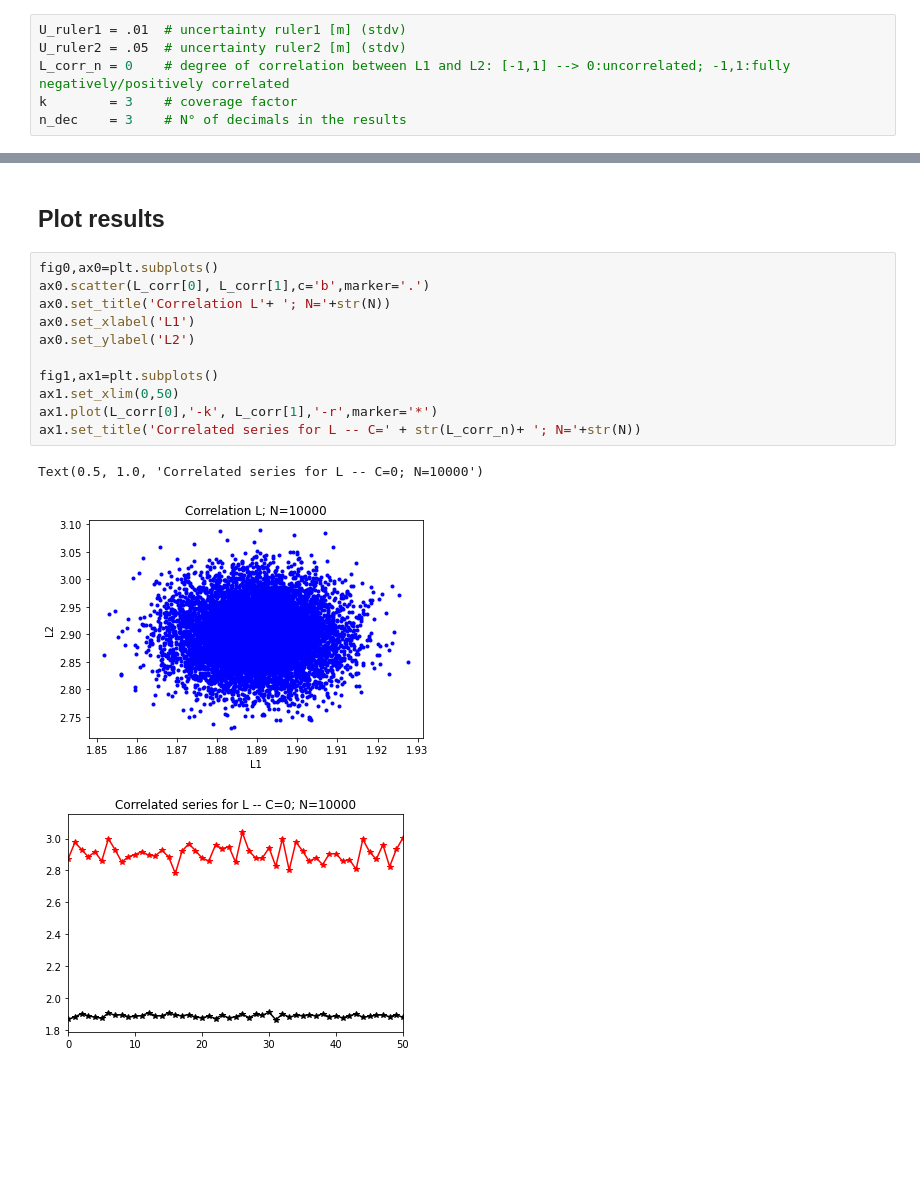
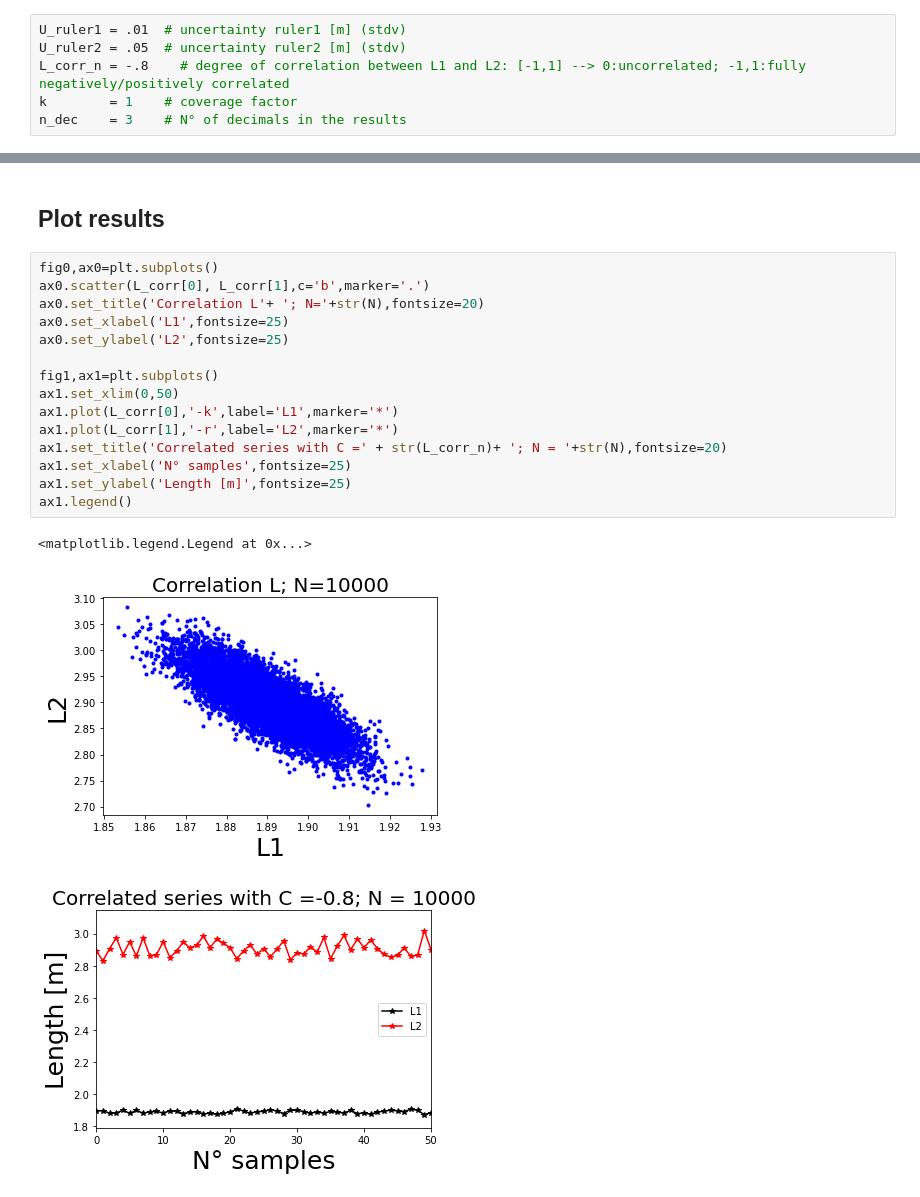
Before and after one commit to PacoCosta/AnalyticView_UncertaintyCorrelaions, a Jupyter notebook: Uncertainty_SimpleOperations.ipynb, the cells around one changed output, grey strips where cells are left out. Drawn from its saved outputs; the diff is of its cells as text; blank space fills up the shorter version.

```diff
--- a/Uncertainty_SimpleOperations.ipynb
+++ b/Uncertainty_SimpleOperations.ipynb
@@ -28,8 +28,8 @@ L2_mean = 2.9 # Expected value L2 [m]
 # %%
 U_ruler1 = .01  # uncertainty ruler1 [m] (stdv)
 U_ruler2 = .05  # uncertainty ruler2 [m] (stdv)
-L_corr_n = 0    # degree of correlation between L1 and L2: [-1,1] --> 0:uncorrelated; -1,1:fully negatively/positively correlated
-k        = 3    # coverage factor
+L_corr_n = -.8    # degree of correlation between L1 and L2: [-1,1] --> 0:uncorrelated; -1,1:fully negatively/positively correlated
+k        = 1    # coverage factor
 n_dec    = 3    # N° of decimals in the results
 # %% [markdown]
 ### Random distributions
@@ -200,15 +200,19 @@ Relative uncertainty of the correlated subtraction (MC):     15.059999999999999
 # %%
 fig0,ax0=plt.subplots()
 ax0.scatter(L_corr[0], L_corr[1],c='b',marker='.')
-ax0.set_title('Correlation L'+ '; N='+str(N))
-ax0.set_xlabel('L1')
-ax0.set_ylabel('L2')
+ax0.set_title('Correlation L'+ '; N='+str(N),fontsize=20)
+ax0.set_xlabel('L1',fontsize=25)
+ax0.set_ylabel('L2',fontsize=25)
 
 fig1,ax1=plt.subplots()
 ax1.set_xlim(0,50)
-ax1.plot(L_corr[0],'-k', L_corr[1],'-r',marker='*')
-ax1.set_title('Correlated series for L -- C=' + str(L_corr_n)+ '; N='+str(N))
+ax1.plot(L_corr[0],'-k',label='L1',marker='*')
+ax1.plot(L_corr[1],'-r',label='L2',marker='*')
+ax1.set_title('Correlated series with C =' + str(L_corr_n)+ '; N = '+str(N),fontsize=20)
+ax1.set_xlabel('N° samples',fontsize=25)
+ax1.set_ylabel('Length [m]',fontsize=25)
+ax1.legend()
 # %% [output]
-Text(0.5, 1.0, 'Correlated series for L -- C=0; N=10000')
+<matplotlib.legend.Legend at 0x...>
-[figure, old version]
+[figure, new version]
-[figure, old version]
+[figure, new version]
```
Also changed, not shown: parts of 5 cells of this notebook.
